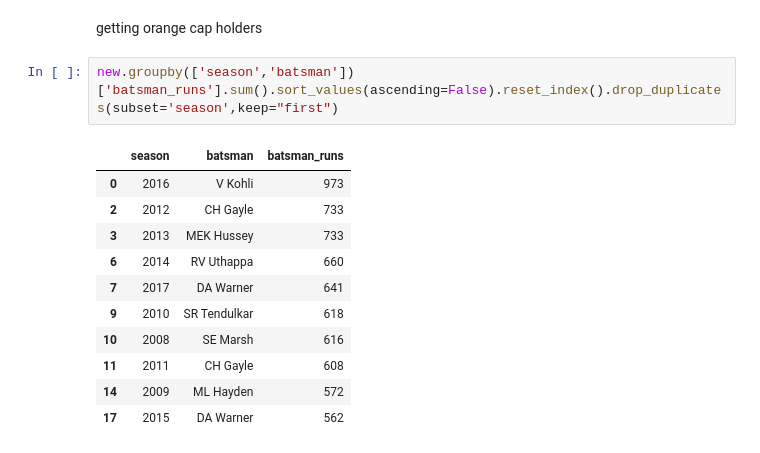
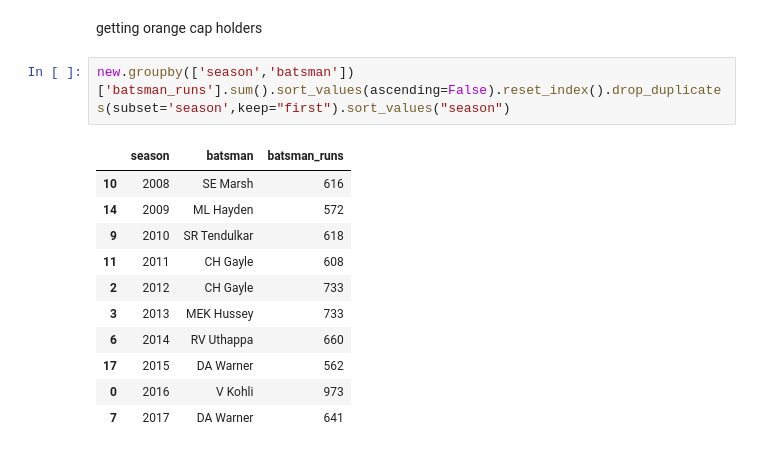
Before and after one commit to gyr0byte/ML-Foundations, a Jupyter notebook: Pandas/8_ipl_analysis.ipynb, the cells around one changed output. Cells and saved outputs as stored; diff of their text form.

```diff
--- a/Pandas/8_ipl_analysis.ipynb
+++ b/Pandas/8_ipl_analysis.ipynb
@@ -660,16 +660,16 @@ new.groupby(['season','batsman'])['batsman_runs'].sum().sort_values(ascending=Fa
 # %% [markdown]
 getting orange cap holders
 # %%
-new.groupby(['season','batsman'])['batsman_runs'].sum().sort_values(ascending=False).reset_index().drop_duplicates(subset='season',keep="first")
+new.groupby(['season','batsman'])['batsman_runs'].sum().sort_values(ascending=False).reset_index().drop_duplicates(subset='season',keep="first").sort_values("season")
 # %% [output]
 |  | season | batsman | batsman_runs |
-| 0 | 2016 | V Kohli | 973 |
+| 10 | 2008 | SE Marsh | 616 |
+| 14 | 2009 | ML Hayden | 572 |
+| 9 | 2010 | SR Tendulkar | 618 |
+| 11 | 2011 | CH Gayle | 608 |
 | 2 | 2012 | CH Gayle | 733 |
 | 3 | 2013 | MEK Hussey | 733 |
 | 6 | 2014 | RV Uthappa | 660 |
+| 17 | 2015 | DA Warner | 562 |
+| 0 | 2016 | V Kohli | 973 |
 | 7 | 2017 | DA Warner | 641 |
-| 9 | 2010 | SR Tendulkar | 618 |
-| 10 | 2008 | SE Marsh | 616 |
-| 11 | 2011 | CH Gayle | 608 |
-| 14 | 2009 | ML Hayden | 572 |
-| 17 | 2015 | DA Warner | 562 |
```
